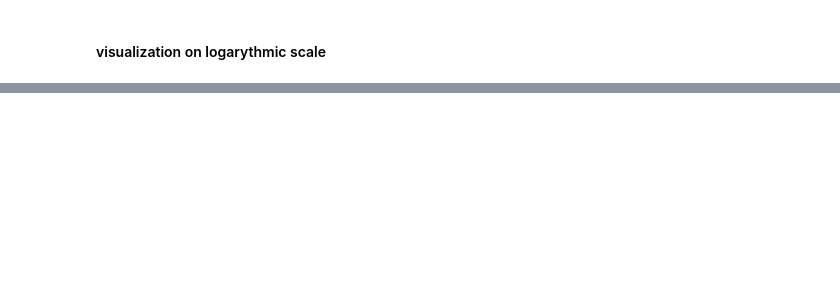
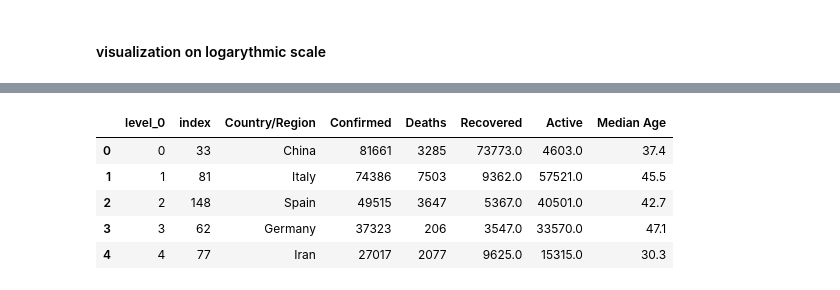
Before and after one commit to Ysbail/Covid-19, a Jupyter notebook: covid_basic_analyse.ipynb, the cells around one changed output, grey strips where cells are left out. Drawn from its saved outputs; the diff is of its cells as text; code cells hidden in the pictures; blank space fills up the shorter version.

```diff
--- a/covid_basic_analyse.ipynb
+++ b/covid_basic_analyse.ipynb
@@ -220,0 +221,10 @@ for i in range(0,df.shape[0]):
+# %%
+covid_19_df = covid_19_df.reset_index()
+covid_19_df.head()
+# %% [output]
+|  | level_0 | index | Country/Region | Confirmed | Deaths | Recovered | Active | Median Age |
+| 0 | 0 | 33 | China | 81661 | 3285 | 73773.0 | 4603.0 | 37.4 |
+| 1 | 1 | 81 | Italy | 74386 | 7503 | 9362.0 | 57521.0 | 45.5 |
+| 2 | 2 | 148 | Spain | 49515 | 3647 | 5367.0 | 40501.0 | 42.7 |
+| 3 | 3 | 62 | Germany | 37323 | 206 | 3547.0 | 33570.0 | 47.1 |
+| 4 | 4 | 77 | Iran | 27017 | 2077 | 9625.0 | 15315.0 | 30.3 |
```
Also changed, not shown: parts of 17 cells of this notebook, 3 other files.
